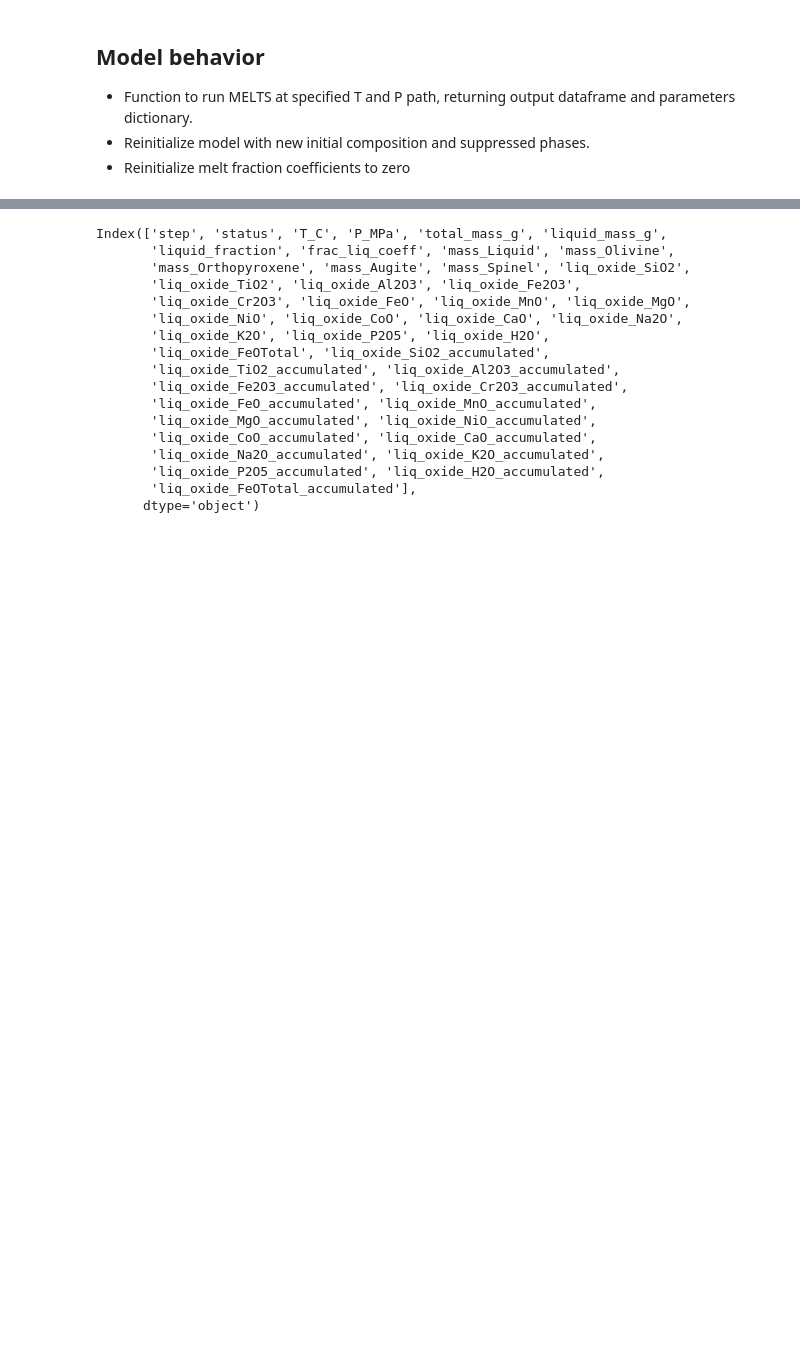
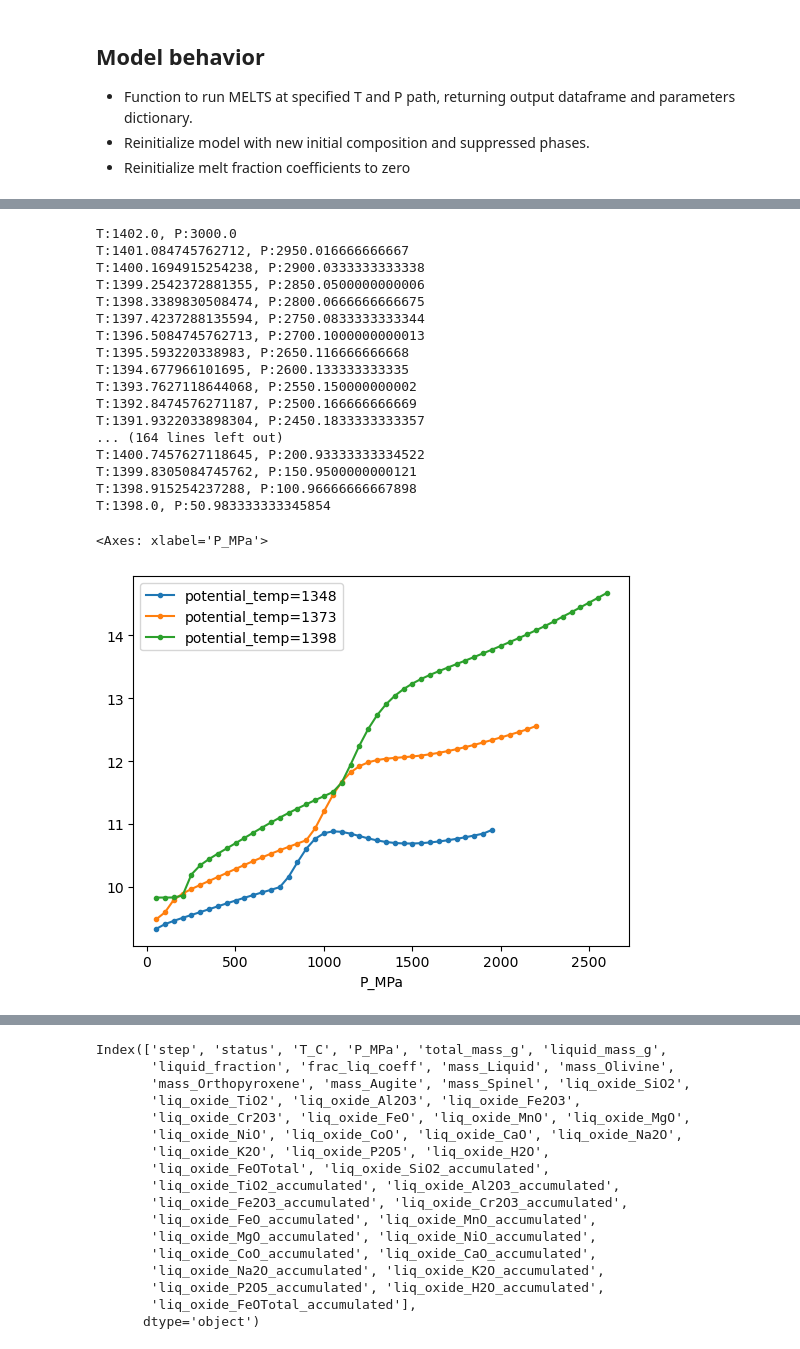
Before and after one commit to whtowbin/melts_enki, a Jupyter notebook: DMM_Melting_Fractionation-Dynamic_.ipynb, the cells around one changed output, grey strips where cells are left out. Saved outputs shown, nothing was run; the diff lists cells and outputs as text; code cells hidden in the pictures; blank space fills up the shorter version.

Commit message:
Implemented plotting functions and functions to run the models over a range of parameters for analysis and visualization.

```diff
--- a/DMM_Melting_Fractionation-Dynamic_.ipynb
+++ b/DMM_Melting_Fractionation-Dynamic_.ipynb
@@ -110,8 +98,0 @@ Print status of the calculation.
-# %%
-# # Set the initial P and T for the Run here!
-
-# # output = melts.equilibrate_tp(1410.0,2000.0, initialize=True) # 1410 at 2GPa is about the temp at caclulated at calculated for an adiabat at mantle potential temperature of 1377. After Calcs by Katsura 2022
-output = melts.equilibrate_tp(1390.0,2000.0, initialize=True) # 1410 at 2GPa is about the temp at caclulated at calculated for an adiabat at mantle potential temperature of 1377. After Calcs by Katsura 2022
-# %%
-(status, t, p, xmlout) = output[0]
-print (status, t, p)
@@ -386,26 +313,2 @@ def run_dynamic_melting_accumulation_adiabat():
 # %%
 # Parameter Space to explore and plot. 1) Potential Temp, 2) H2O, 3) Oxidation State, 4) Fractionation Threshold
-# %%
-set_melt_composition(melt_composition, Fe3FeT_ratio=0.1, H2O_wt=0.011)
-adiabat_dict = adiabat_calc(potential_temp = 1373, slope_C_per_GPa = 18/1000, p0 = 3000, p_f = 1, n_steps = 60)
-
-fractionation_threshold = 0.01 # 1% is 0.01
-
-df, params = run_dynamic_fractional_melting(t0 = adiabat_dict["t0"],
-                                   t_f=adiabat_dict["t_f"],
-                                   p0 = adiabat_dict["p0"],
-                                   p_f=adiabat_dict["p_f"],
-                                   n_steps=adiabat_dict["n_steps"],
-                                   t_step=adiabat_dict["t_step"],
-                                    p_step=adiabat_dict["p_step"],
-                                    threshold_melt_fraction=fractionation_threshold,
-                                    melts_obj=melts,
-                                    frac_coeff_in=frac_coeff,
-                                    track_phases=None,
-                                    write_excel=False,
-                                    excel_filename="dynamic_fractionation_summary.xlsx",
-                                    sheet_name="Summary")
-
-accumulated_melts = accumulate_melt_along_path(df, depth_weighting_multiplier_perMPa = 1, weight_deeper =False)
-
-df = pd.concat([df, accumulated_melts.add_suffix("_accumulated")], axis = 1)
@@ -507,0 +549,31 @@ NameError: name 'melts' is not defined
+# %%
+parameter_dict = {"potential_temp":1373,
+            'Fe3FeT_ratio':0.1,
+            'H2O_wt':0.011,
+            'fractionation_threshold':0.01,
+            'depth_weighting_multiplier_perMPa':1,
+            'weight_deeper':False}
+
+temps = [1373 - 25, 1373, 1373+25]
+param_name = "potential_temp"
+results_dict = run_parameter_sweep (param_name=param_name, param_values=temps, base_kwargs=None, run_func=run_melts_accumulation)
+# %% [output]
+T:1402.0, P:3000.0
+T:1401.084745762712, P:2950.016666666667
+T:1400.1694915254238, P:2900.0333333333338
+T:1399.2542372881355, P:2850.0500000000006
+T:1398.3389830508474, P:2800.0666666666675
+T:1397.4237288135594, P:2750.0833333333344
+T:1396.5084745762713, P:2700.1000000000013
+T:1395.593220338983, P:2650.116666666668
+T:1394.677966101695, P:2600.133333333335
+T:1393.7627118644068, P:2550.150000000002
+T:1392.8474576271187, P:2500.166666666669
+T:1391.9322033898304, P:2450.1833333333357
+... (164 lines left out)
+T:1400.7457627118645, P:200.93333333334522
+T:1399.8305084745762, P:150.9500000000121
+T:1398.915254237288, P:100.96666666667898
+T:1398.0, P:50.983333333345854
+<Axes: xlabel='P_MPa'>
+[figure, added]
```
Also changed, not shown: parts of 28 cells of this notebook.
